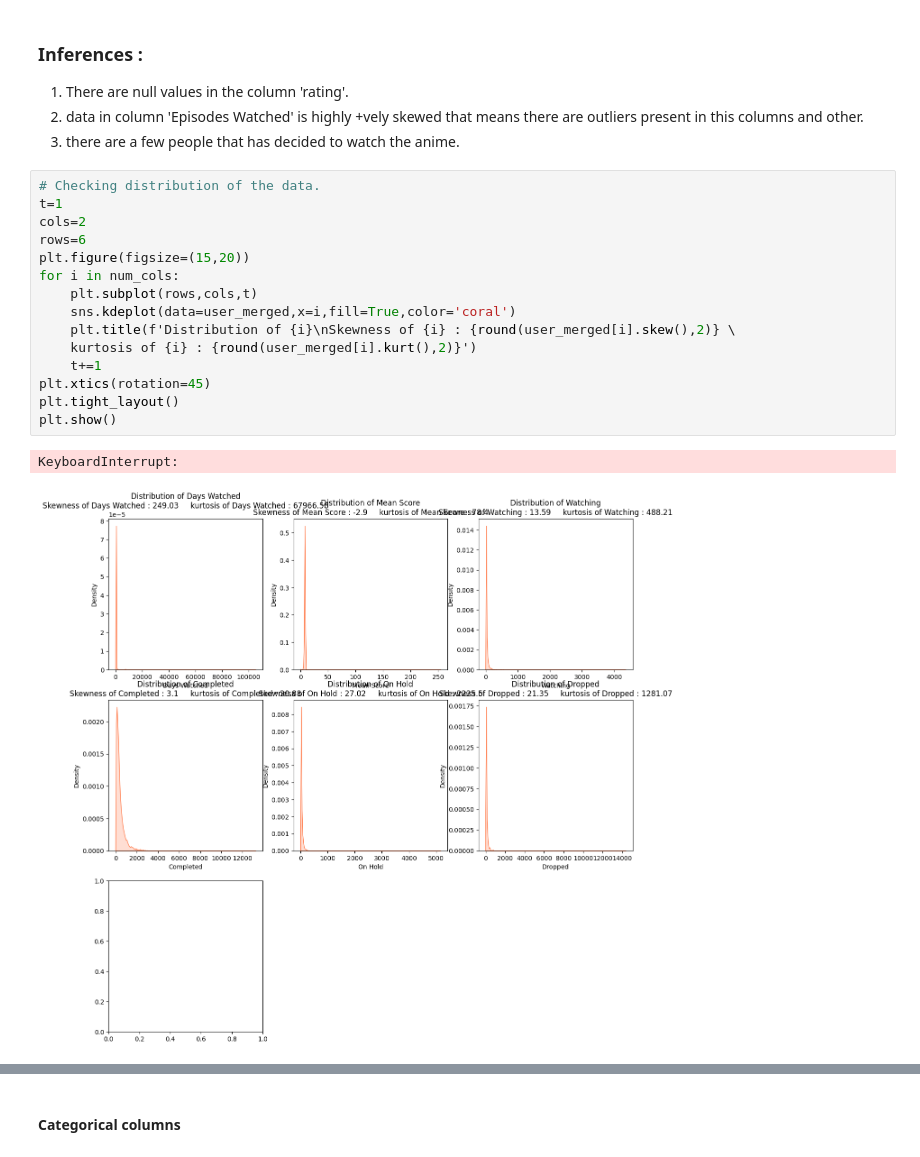
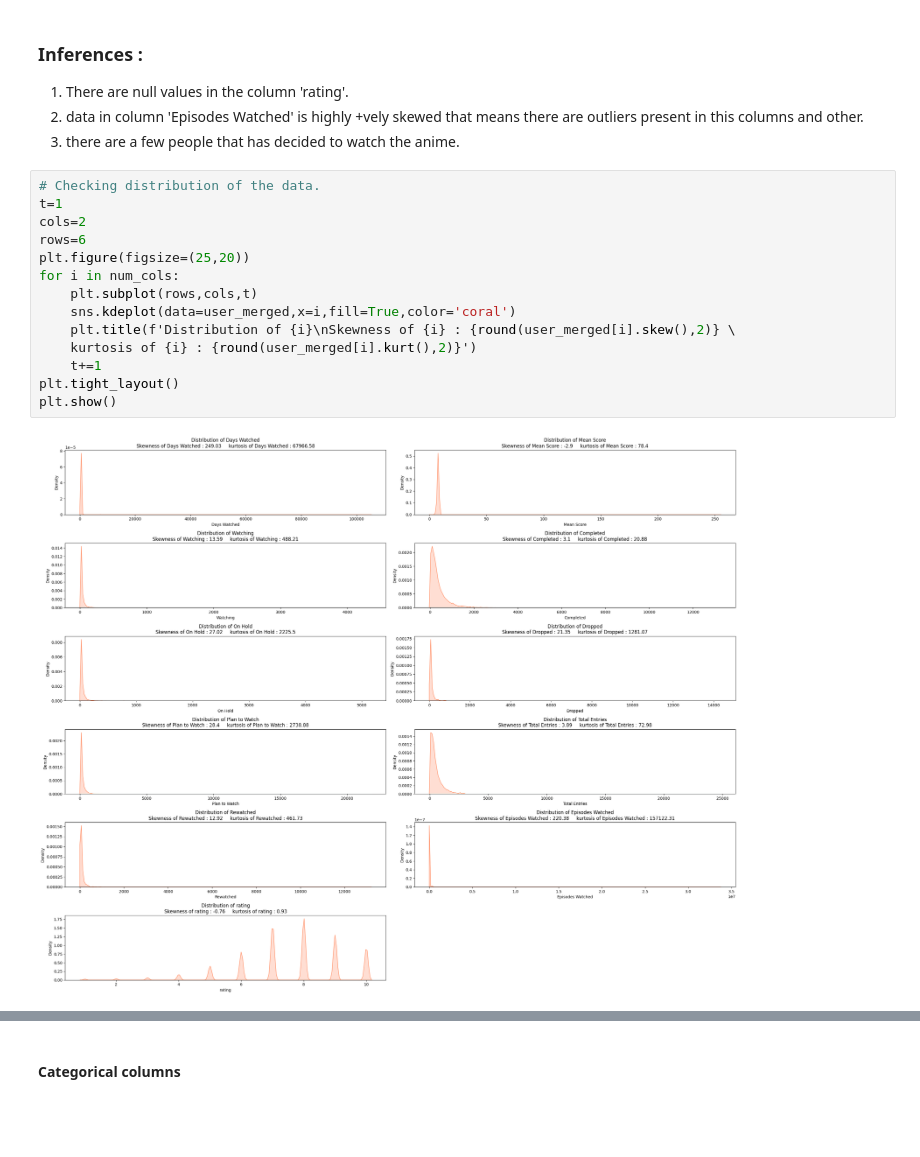
Before and after one commit to Shubham-S151/EDA_Projects, a Jupyter notebook: Anime_Analysis.ipynb, the cells around one changed output, grey strips where cells are left out. Drawn from its saved outputs; the diff is of its cells as text; blank space fills up the shorter version.

```diff
--- a/Anime_Analysis.ipynb
+++ b/Anime_Analysis.ipynb
@@ -230,21 +225,19 @@ user_merged[num_cols].describe().T
 # %%
 # Checking distribution of the data.
 t=1
 cols=2
 rows=6
-plt.figure(figsize=(15,20))
+plt.figure(figsize=(25,20))
 for i in num_cols:
     plt.subplot(rows,cols,t)
     sns.kdeplot(data=user_merged,x=i,fill=True,color='coral')
     plt.title(f'Distribution of {i}\nSkewness of {i} : {round(user_merged[i].skew(),2)} \
     kurtosis of {i} : {round(user_merged[i].kurt(),2)}')
     t+=1
-plt.xtics(rotation=45)
 plt.tight_layout()
 plt.show()
 # %% [output]
-KeyboardInterrupt:
-[figure, old version]
+[figure, new version]
 # %%
 plt.figure(figsize=(15,7))
 sns.heatmap(data=user_merged[num_cols].corr(),vmin=-1,vmax=1,\
```
Also changed, not shown: parts of 14 cells of this notebook.
